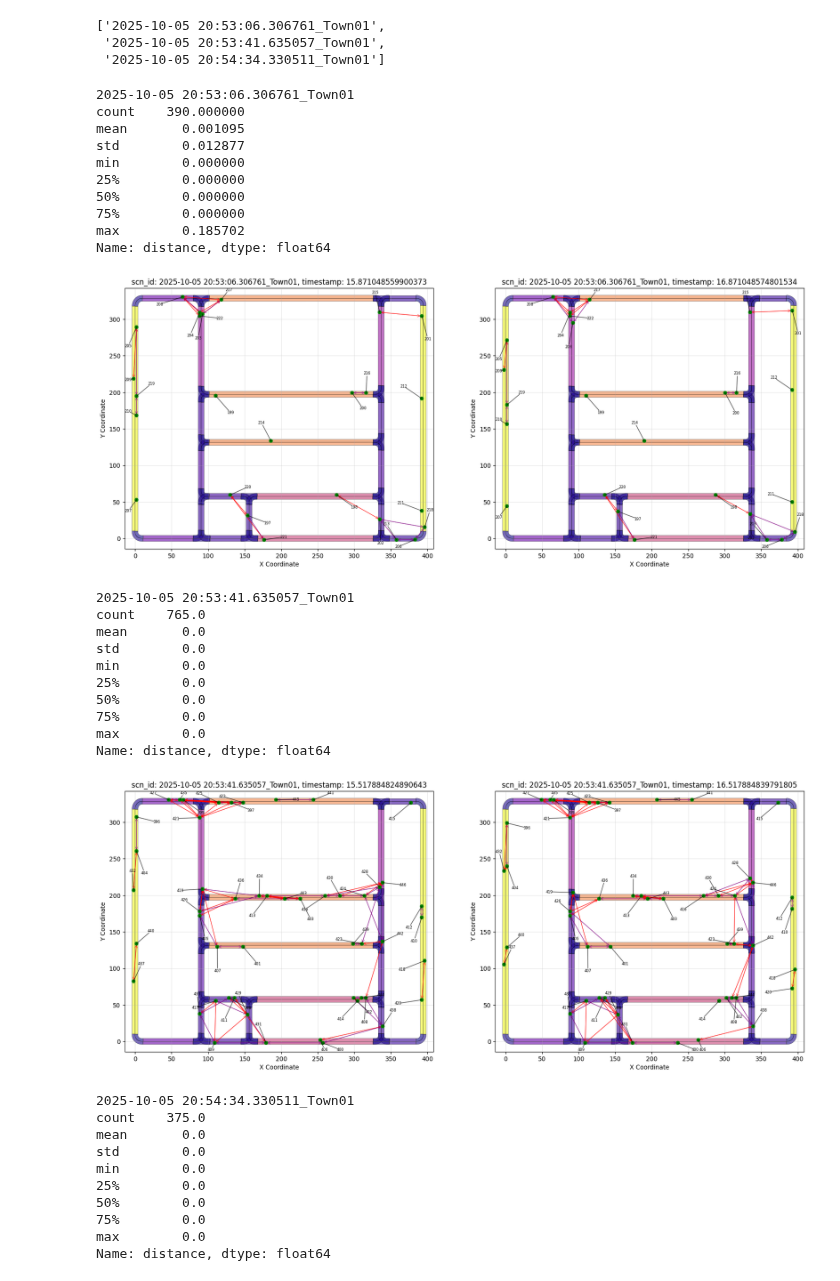
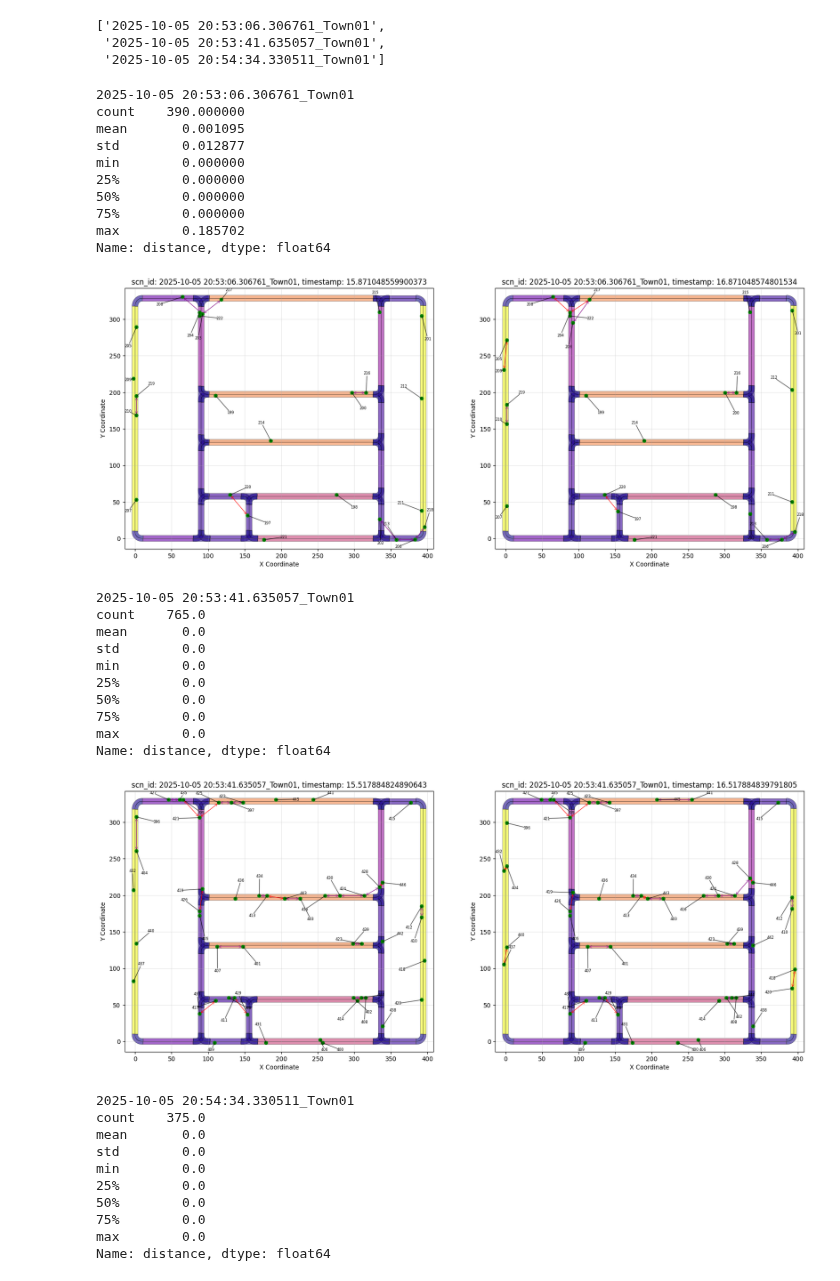
Before and after one commit to tmuehlen80/graph_coverage, a Jupyter notebook: Notebooks/carla/time_based_gaphs.ipynb, the cells around one changed output. Saved outputs shown, nothing was run; the diff lists cells and outputs as text; code cells hidden in the pictures.

```diff
--- a/Notebooks/carla/time_based_gaphs.ipynb
+++ b/Notebooks/carla/time_based_gaphs.ipynb
@@ -101,14 +101,14 @@ for scn_id in scn_ids[:3]:
     ag_carla = ag.from_carla_scenario(tracks,
         g_map,
         delta_timestep_s=1.0,
-        max_distance_lead_veh_m=100,
-        max_distance_opposite_forward_m=100,
+        max_distance_lead_veh_m=50,
+        max_distance_opposite_forward_m=50,
         max_distance_opposite_backward_m=10,
         max_distance_neighbor_forward_m=20,
         max_distance_neighbor_backward_m=20,
         max_node_distance_leading=3,
-        max_node_distance_neighbor=2,
-        max_node_distance_opposite=2,
+        max_node_distance_neighbor=3,
+        max_node_distance_opposite=3,
         )
     ag_carla.actor_graphs.keys()
     # clean up the graphs and components, i.e. remove components with only one node:
@@ -147,35 +147,35 @@ for scn_id in scn_ids[:3]:
 
     MapVisualizer(fig=fig, ax=ax2) \
         .add_lanes(g_map.graph, color_by_length=True, cmap='plasma', show_labels=False) \
         .add_actors(ag_carla.actor_graphs[timestamps[t + 1]], actor_size=20) \
         .add_actor_labels() \
         .add_actor_edges(ag_carla.actor_graphs[timestamps[t + 1]]) \
         .set_title(f'scn_id: {scn_id}, timestamp: {timestamps[t + 1]}')
 
     plt.show()
 # %% [output]
 2025-10-05 20:53:06.306761_Town01
 count    390.000000
 mean       0.001095
 std        0.012877
 min        0.000000
 25%        0.000000
 50%        0.000000
 75%        0.000000
 max        0.185702
 Name: distance, dtype: float64
-[figure, old version]
+[figure, new version]
 2025-10-05 20:53:41.635057_Town01
 count    765.0
 mean       0.0
 std        0.0
 min        0.0
 25%        0.0
 50%        0.0
 75%        0.0
 max        0.0
 Name: distance, dtype: float64
-[figure, old version]
+[figure, new version]
 2025-10-05 20:54:34.330511_Town01
 count    375.0
 mean       0.0
```
Also changed, not shown: 8 other files.
